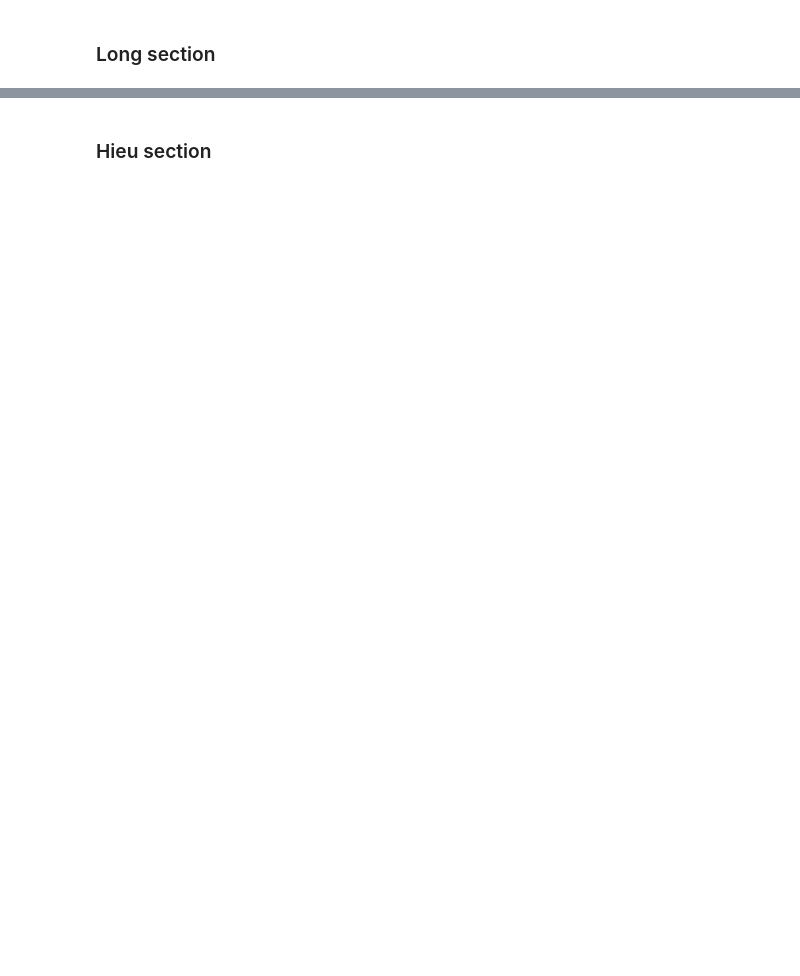
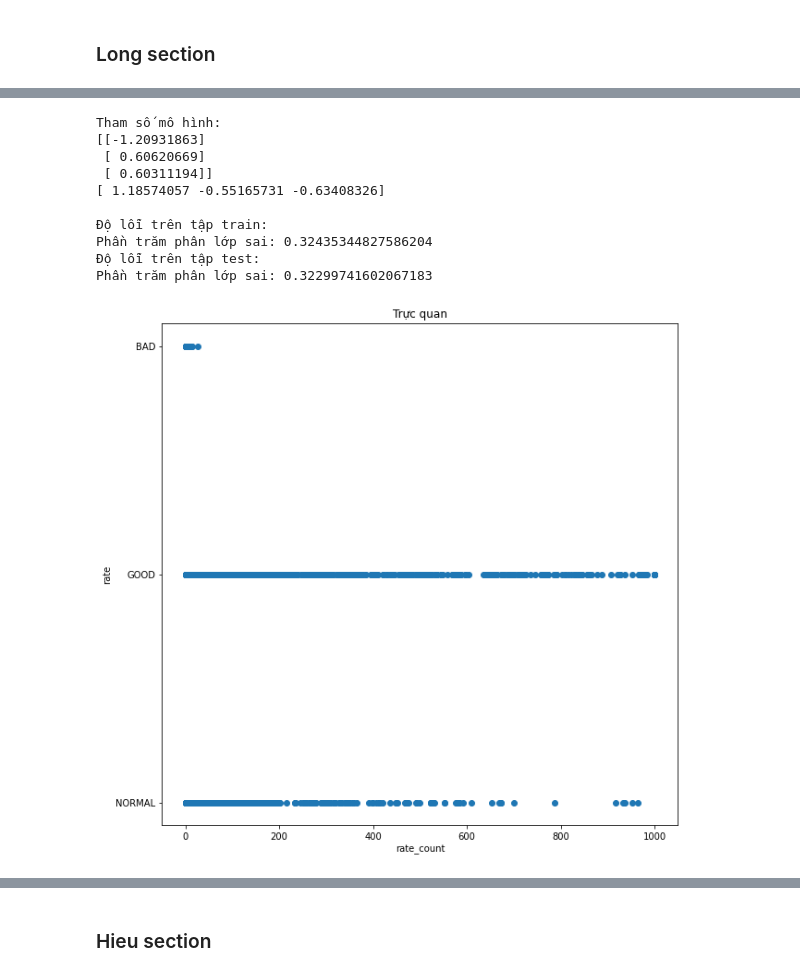
Before and after one commit to thafnhlong/HCMUS-UNIV-WebScience-MachineLearning, a Jupyter notebook: Source.ipynb, the cells around one changed output, grey strips where cells are left out. Saved outputs shown, nothing was run; the diff lists cells and outputs as text; code cells hidden in the pictures; blank space fills up the shorter version.

```diff
--- a/Source.ipynb
+++ b/Source.ipynb
@@ -71,0 +329,62 @@ memory usage: 1.5+ MB
+# %%
+# Tiền xử lý
+tmp = DATA
+
+# Ta cần xử lý lại rating của quán về các giá trị rời rạc
+def discrite(value):
+    if value < 4:
+        return "BAD"
+    elif value < 8:
+        return "NORMAL"
+    return "GOOD"
+tmp["f_rate"] = tmp["rate"].apply(discrite)
+
+# Chuẩn bị dữ liệu
+# Chia bộ dữ liệu làm 2 phần là train và test trong đó test chiếm 20% và train 80%
+# Cách chia này sẽ ổn định cho các bản ghi > 1000 dòng.
+# %%
+# FIELD : rate_count
+
+# Loại bỏ các record nan
+tmp1 = tmp.dropna(subset=["rate_count"])
+X = tmp1[["rate_count"]]
+y = tmp1["f_rate"]
+
+# Chia 80:20
+train_X, test_X, train_y, test_y = train_test_split(X,y,test_size=0.2)
+
+# Tạo model logistic đa lớp với thuật toán cực tiểu hóa: lbfgs, lặp 1e4
+model1 = linear_model.LogisticRegression(multi_class="multinomial", solver="lbfgs", max_iter=1e4)
+model1.fit(train_X,train_y)
+
+# Xem các tham số mô hình
+print("Tham số mô hình:")
+print(model1.coef_) #w_1...
+print(model1.intercept_) #w_0
+print()
+
+# Xem trực quan dữ liệu
+plt.figure(figsize=(10,10))
+plt.scatter(train_X["rate_count"],train_y)
+plt.xlabel("rate_count")
+plt.ylabel("rate")
+plt.title("Trực quan")
+
+# Kiểm tra độ đo lỗi
+print("Độ lỗi trên tập train:")
+print("Phần trăm phân lớp sai:", np.mean(train_y != model1.predict(train_X)))
+print("Độ lỗi trên tập test:")
+print("Phần trăm phân lớp sai:", np.mean(test_y != model1.predict(test_X)))
+print()
+# %% [output]
+Tham số mô hình:
+[[-1.20931863]
+ [ 0.60620669]
+ [ 0.60311194]]
+[ 1.18574057 -0.55165731 -0.63408326]
+
+Độ lỗi trên tập train:
+Phần trăm phân lớp sai: 0.32435344827586204
+Độ lỗi trên tập test:
+Phần trăm phân lớp sai: 0.32299741602067183
+[figure, added]
```
Also changed, not shown: parts of 35 cells of this notebook, 1 other file.
